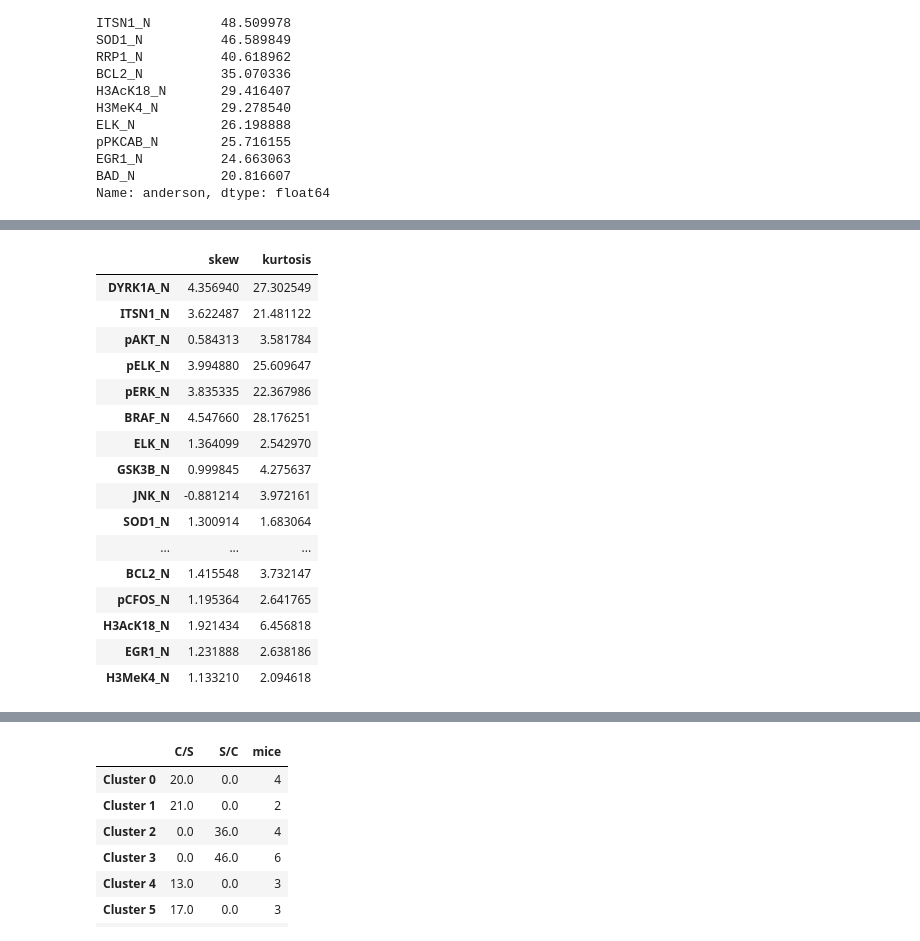
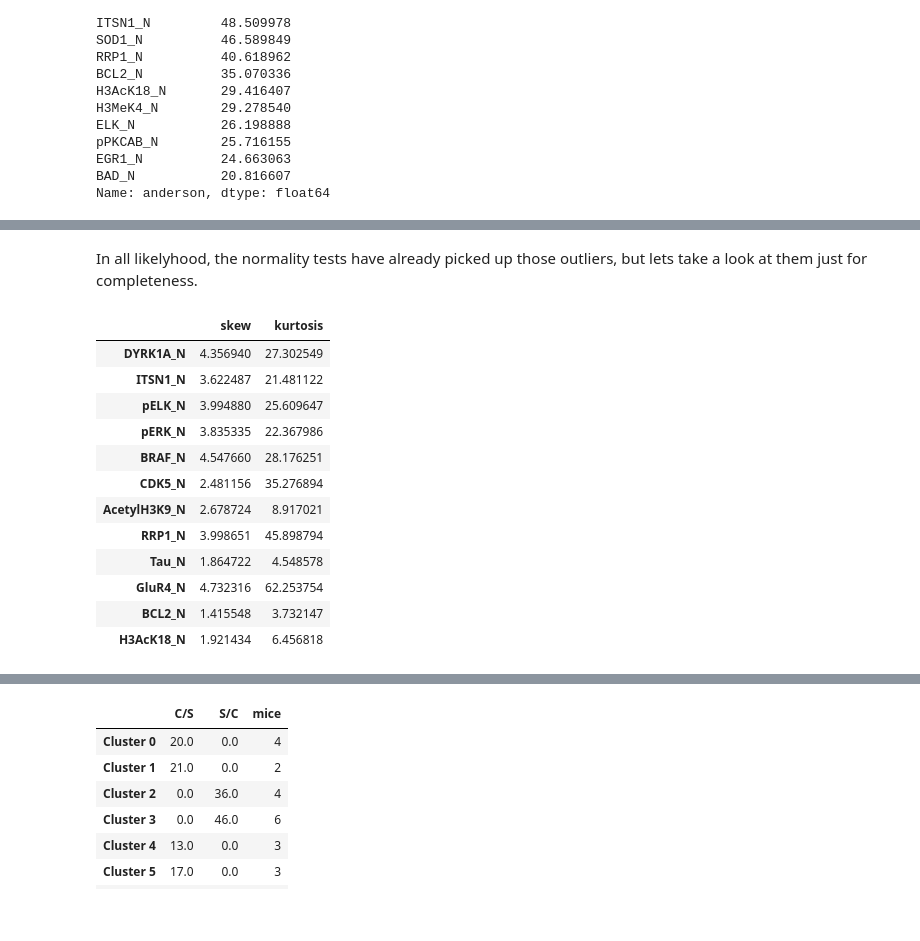
Before and after one commit to nathan-rice/exploratory-data-analysis, a Jupyter notebook: Exploratory Data Analysis in Python.ipynb, the cells around one changed output, grey strips where cells are left out. Drawn from its saved outputs; the diff is of its cells as text; code cells hidden in the pictures; blank space fills up the shorter version.

```diff
--- a/Exploratory Data Analysis in Python.ipynb
+++ b/Exploratory Data Analysis in Python.ipynb
@@ -182,22 +201,20 @@ Loading BokehJS ...
 [interactive output not drawn]
+# %% [markdown]
+In all likelyhood, the normality tests have already picked up those outliers, but lets take a look at them just for completeness.
 # %%
-high_skew_kurt = sk_df.loc[((skews * kurts).abs() >= 2),["skew", "kurtosis"]]
+high_skew_kurt = sk_df.loc[((skews * kurts).abs() >= 5),["skew", "kurtosis"]]
 high_skew_kurt
 # %% [output]
 |  | skew | kurtosis |
 | DYRK1A_N | 4.356940 | 27.302549 |
 | ITSN1_N | 3.622487 | 21.481122 |
-| pAKT_N | 0.584313 | 3.581784 |
 | pELK_N | 3.994880 | 25.609647 |
 | pERK_N | 3.835335 | 22.367986 |
 | BRAF_N | 4.547660 | 28.176251 |
-| ELK_N | 1.364099 | 2.542970 |
-| GSK3B_N | 0.999845 | 4.275637 |
-| JNK_N | -0.881214 | 3.972161 |
-| SOD1_N | 1.300914 | 1.683064 |
-| ... | ... | ... |
+| CDK5_N | 2.481156 | 35.276894 |
+| AcetylH3K9_N | 2.678724 | 8.917021 |
+| RRP1_N | 3.998651 | 45.898794 |
+| Tau_N | 1.864722 | 4.548578 |
+| GluR4_N | 4.732316 | 62.253754 |
 | BCL2_N | 1.415548 | 3.732147 |
-| pCFOS_N | 1.195364 | 2.641765 |
 | H3AcK18_N | 1.921434 | 6.456818 |
-| EGR1_N | 1.231888 | 2.638186 |
-| H3MeK4_N | 1.133210 | 2.094618 |
```
Also changed, not shown: parts of 56 cells of this notebook, 1 other file.
